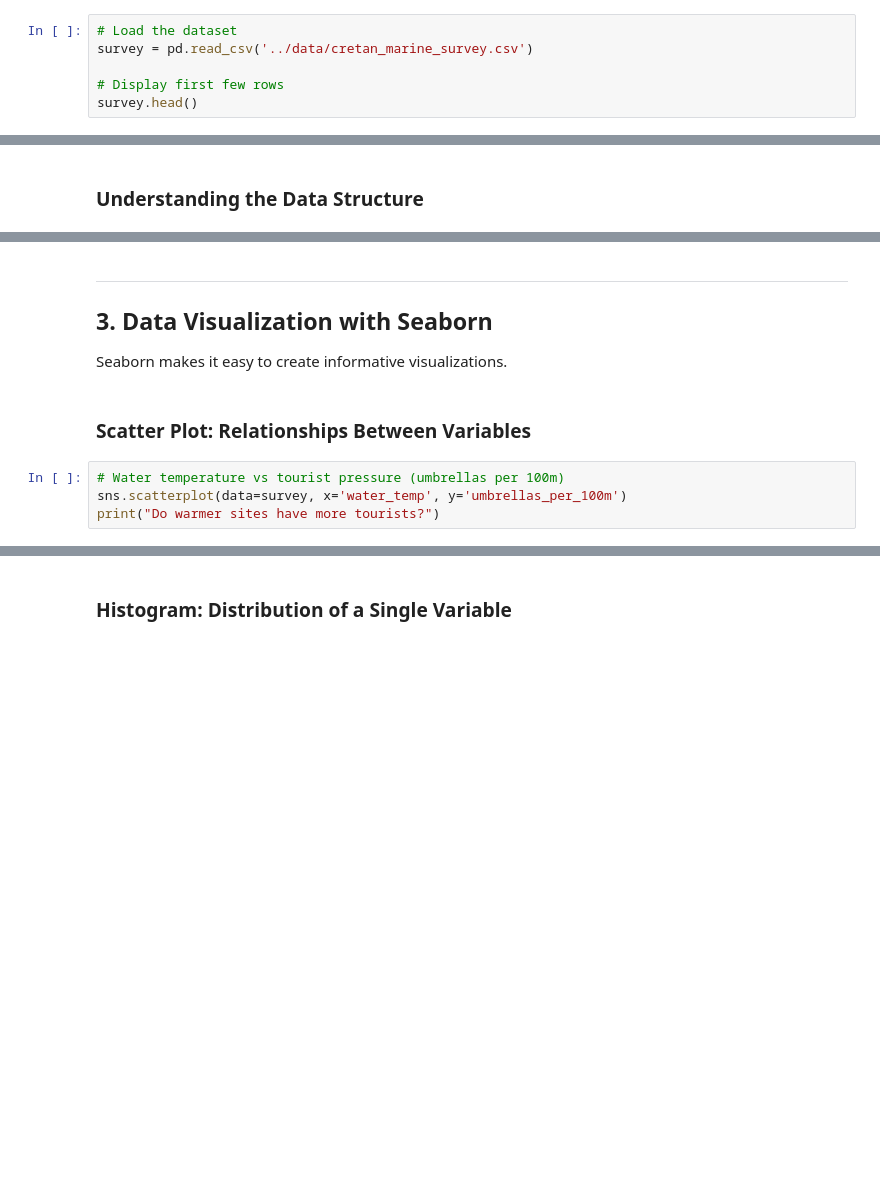
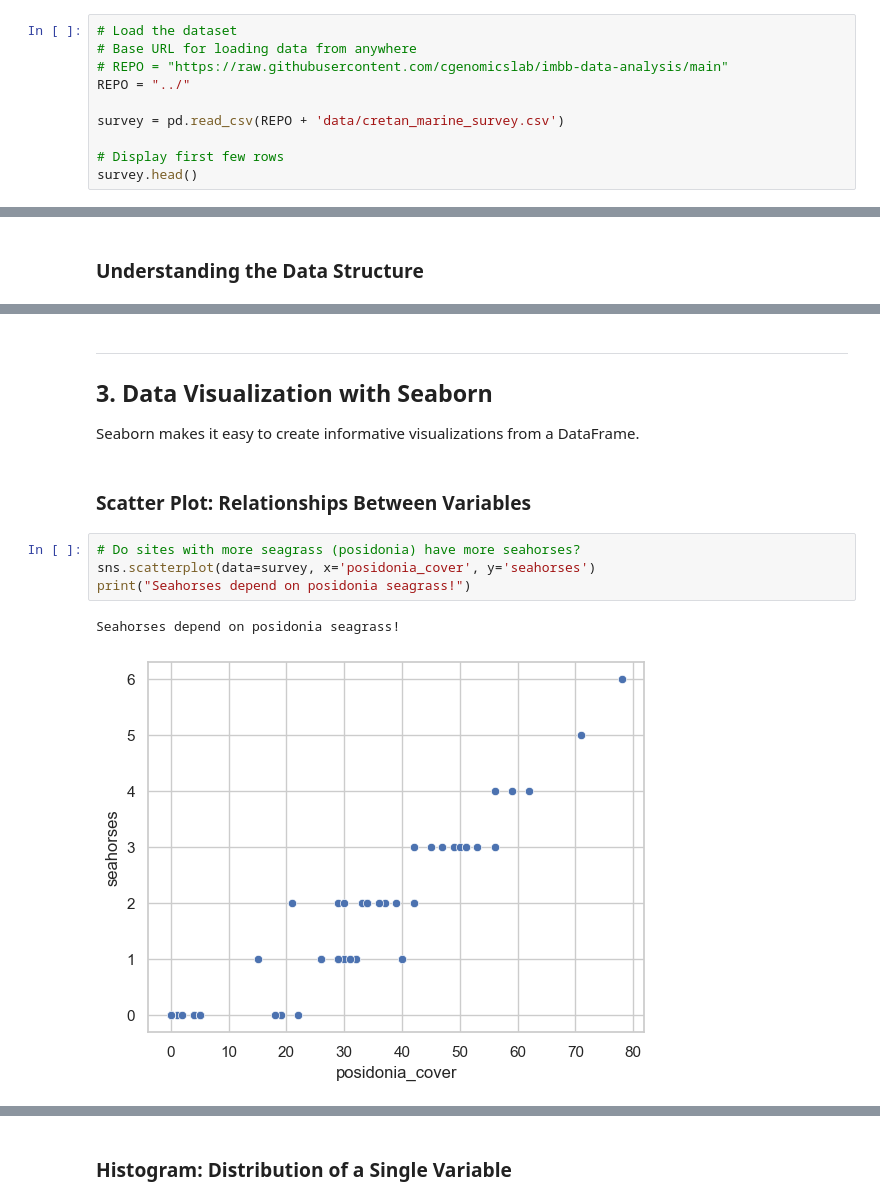
Before and after one commit to cgenomicslab/imbb-data-analysis, a Jupyter notebook: week1/day2_plotting_data_exploration.ipynb, the cells around one changed output, grey strips where cells are left out. Saved outputs shown, nothing was run; the diff lists cells and outputs as text; blank space fills up the shorter version.

```diff
--- a/week1/day2_plotting_data_exploration.ipynb
+++ b/week1/day2_plotting_data_exploration.ipynb
@@ -39,6 +42,10 @@ Some sites were also visited at night with UV torches to measure fluorescence.
 # %%
 # Load the dataset
-survey = pd.read_csv('../data/cretan_marine_survey.csv')
+# Base URL for loading data from anywhere
+# REPO = "https://raw.githubusercontent.com/cgenomicslab/imbb-data-analysis/main"
+REPO = "../"
+
+survey = pd.read_csv(REPO + 'data/cretan_marine_survey.csv')
 
 # Display first few rows
 survey.head()
@@ -84,13 +135,16 @@ print(f"Maximum water temperature: {max_temp}°C")
 
 ## 3. Data Visualization with Seaborn
 
-Seaborn makes it easy to create informative visualizations.
+Seaborn makes it easy to create informative visualizations from a DataFrame.
 # %% [markdown]
 ### Scatter Plot: Relationships Between Variables
-# %%
-# Water temperature vs tourist pressure (umbrellas per 100m)
-sns.scatterplot(data=survey, x='water_temp', y='umbrellas_per_100m')
-print("Do warmer sites have more tourists?")
+# %%
+# Do sites with more seagrass (posidonia) have more seahorses?
+sns.scatterplot(data=survey, x='posidonia_cover', y='seahorses')
+print("Seahorses depend on posidonia seagrass!")
+# %% [output]
+Seahorses depend on posidonia seagrass!
+[figure, added]
 # %%
 # Add color by substrate type
 sns.scatterplot(data=survey,
```
Also changed, not shown: parts of 56 cells of this notebook, 6 other files.
